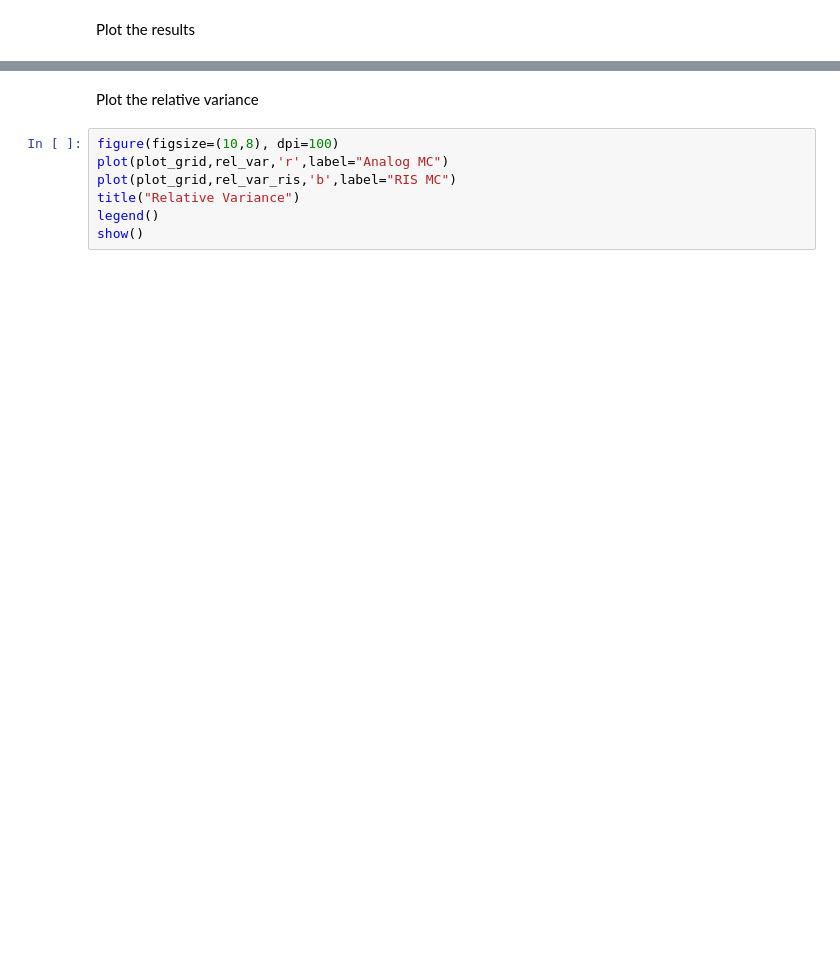
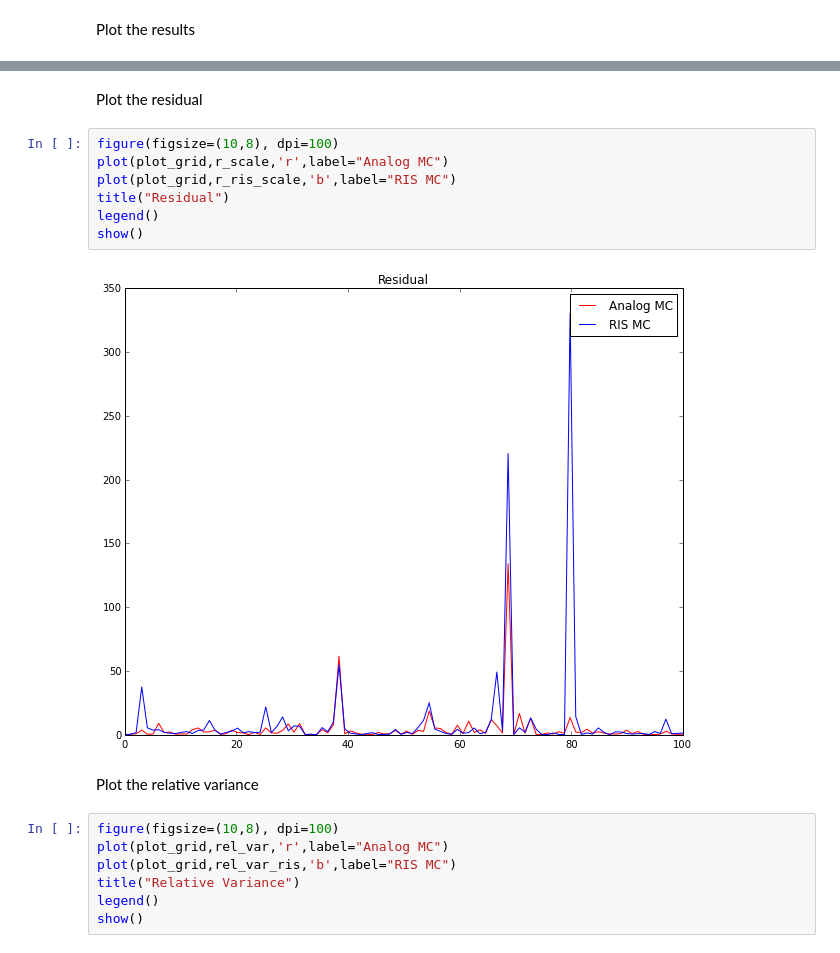
Before and after one commit to ORNL-CEES/MCREX, a Jupyter notebook: notebooks/stuart/residual_importance.ipynb, the cells around one changed output, grey strips where cells are left out. Drawn from its saved outputs; the diff is of its cells as text; blank space fills up the shorter version.

```diff
--- a/notebooks/stuart/residual_importance.ipynb
+++ b/notebooks/stuart/residual_importance.ipynb
@@ -171,3 +189,14 @@ show()
+# %% [markdown]
+Plot the residual
+# %%
+figure(figsize=(10,8), dpi=100)
+plot(plot_grid,r_scale,'r',label="Analog MC")
+plot(plot_grid,r_ris_scale,'b',label="RIS MC")
+title("Residual")
+legend()
+show()
+# %% [output]
+[figure, added]
 # %% [markdown]
 Plot the relative variance
 # %%
```
Also changed, not shown: parts of 15 cells of this notebook, 2 other files.
